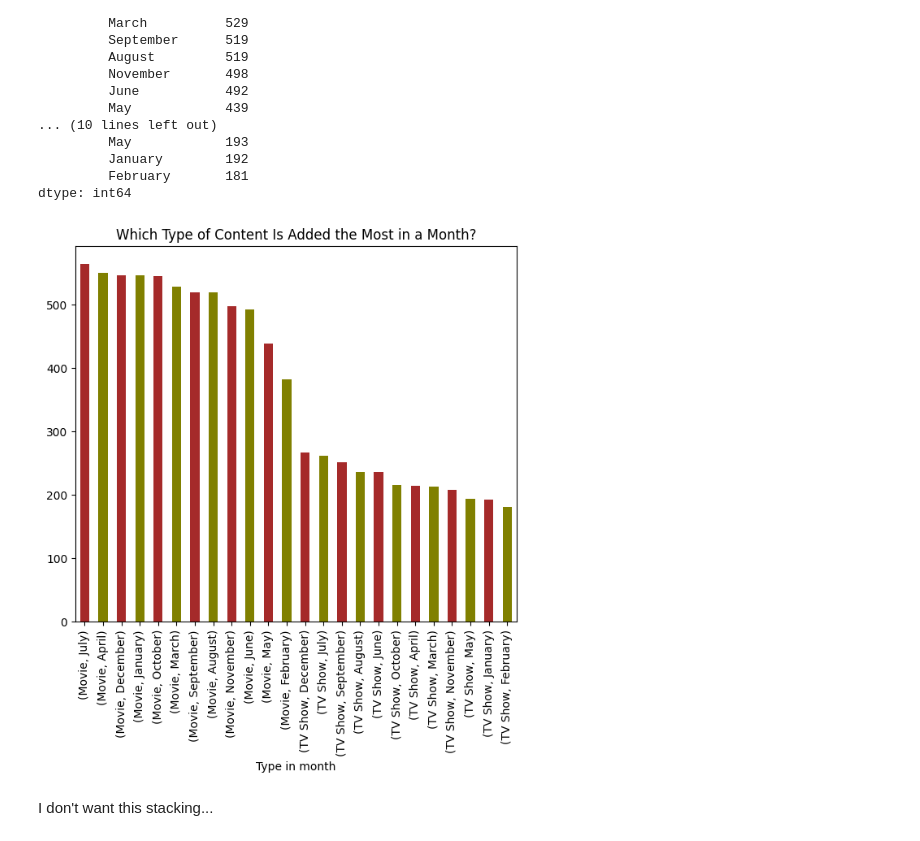
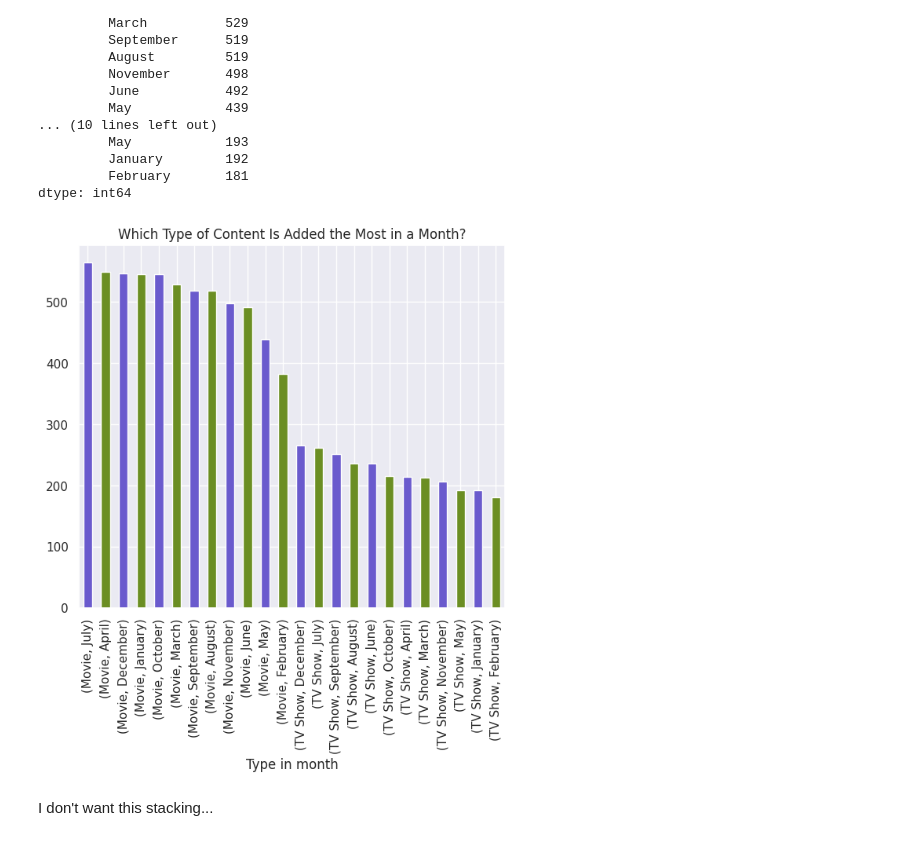
Before and after one commit to sheikhartin/notebooks-everywhere, a Jupyter notebook: Netflix_Movies_and_TV_Shows_EDA.ipynb, the cells around one changed output. Cells and saved outputs as stored; diff of their text form; code cells hidden in the pictures.

```diff
--- a/Netflix_Movies_and_TV_Shows_EDA.ipynb
+++ b/Netflix_Movies_and_TV_Shows_EDA.ipynb
@@ -75,5 +71,7 @@ def dataframe_overview(df: pd.DataFrame) -> None:
     display(Markdown('#### **Missing values**'))
     display(msno.bar(df))
     display(msno.matrix(df))
+# %%
+sns.set_theme(style='darkgrid', palette='colorblind')
 # %% [markdown]
 <div style="text-align: center; padding: 5px;">
@@ -86,7 +82,7 @@ def dataframe_overview(df: pd.DataFrame) -> None:
   </p>
 </div>
 # %%
-df = pd.read_csv('./datasets/netflix.csv', parse_dates=['date_added'])
+df = pd.read_csv('./datasets/netflix.csv')
 dataframe_overview(df)
 # %% [output]
 #### **Head of the dataset**
@@ -409,12 +403,12 @@ Movie    July           565
 dtype: int64
 # %%
 plt.figure(figsize=(7, 6))
-content_type_and_upload_month.plot(kind='bar', stacked=True, color=['brown', 'olive'])
+content_type_and_upload_month.plot(kind='bar', stacked=True, color=['slateblue', 'olivedrab'])
 plt.xlabel('Type in month')
 plt.title('Which Type of Content Is Added the Most in a Month?')
 plt.show()
 # %% [output]
-[figure, old version]
+[figure, new version]
 # %% [markdown]
 I don't want this stacking...
 # %%
```
Also changed, not shown: parts of 24 cells of this notebook.
